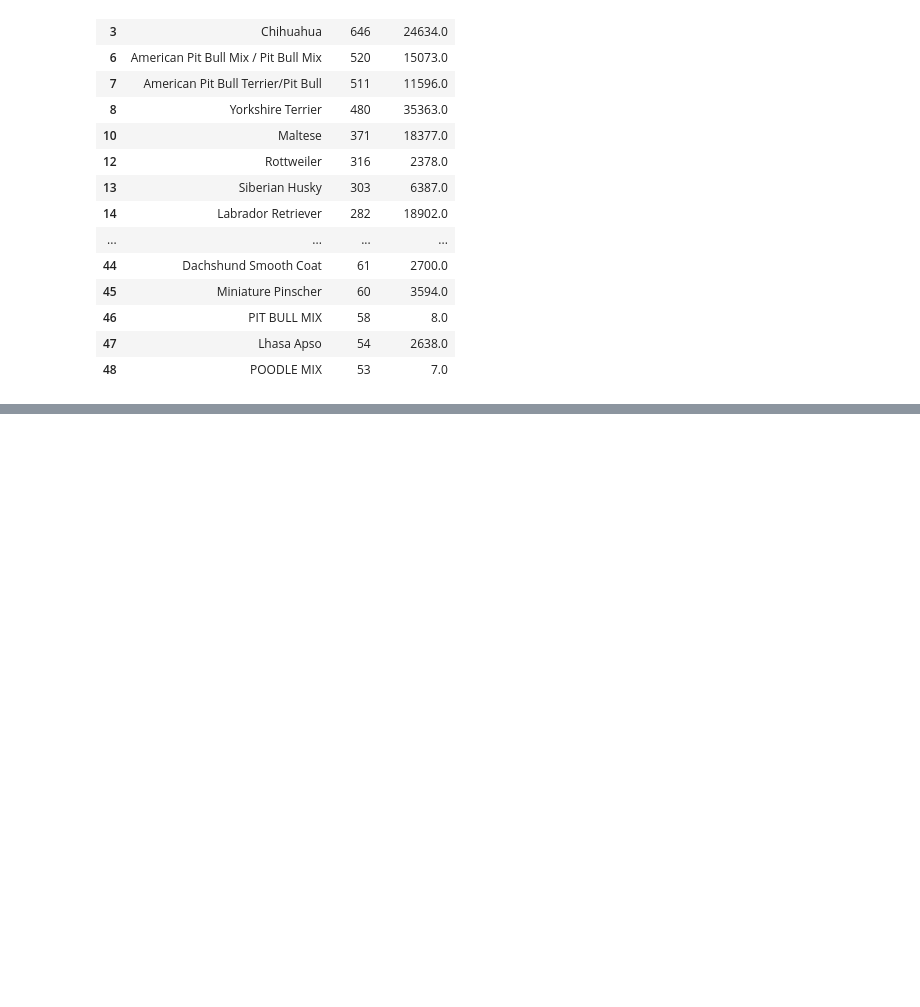
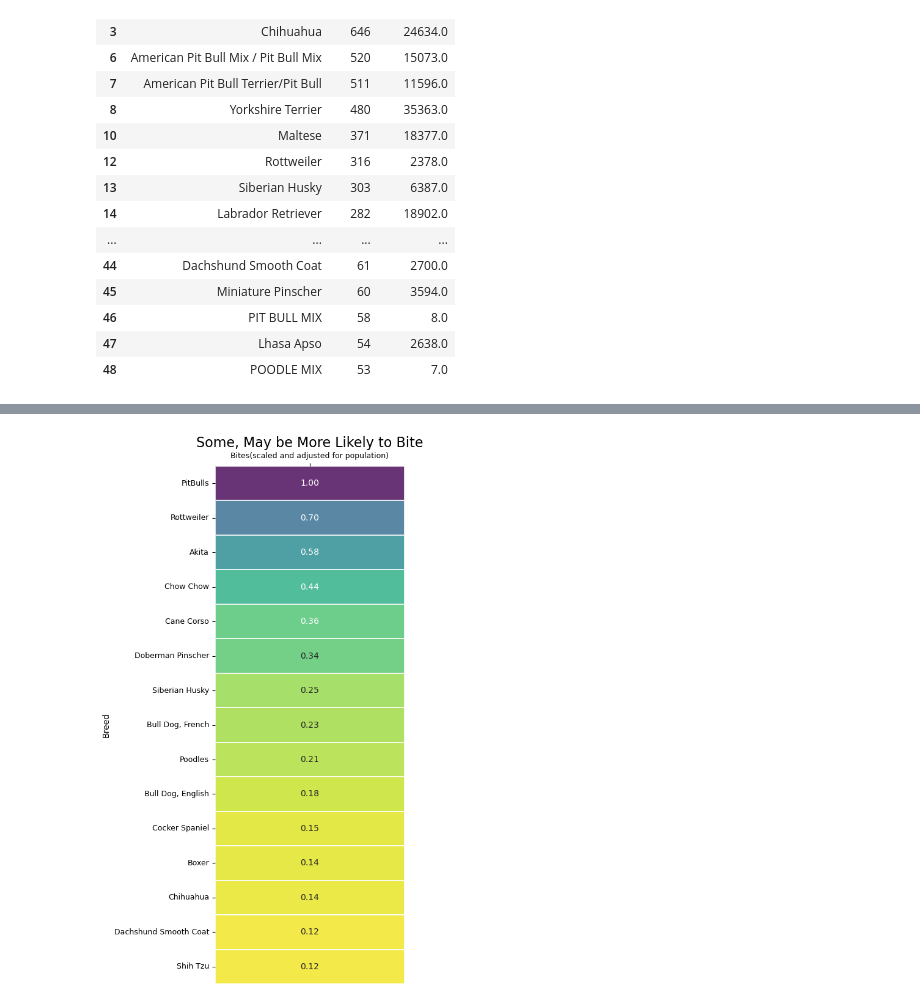
Before and after one commit to StarkArk/Tailored_Tails, a Jupyter notebook: Visualizations/data_and_code/visualization_notebook.ipynb, the cells around one changed output, grey strips where cells are left out. Saved outputs shown, nothing was run; the diff lists cells and outputs as text; code cells hidden in the pictures; blank space fills up the shorter version.

Commit message:
visualizations, readme edits

```diff
--- a/Visualizations/data_and_code/visualization_notebook.ipynb
+++ b/Visualizations/data_and_code/visualization_notebook.ipynb
@@ -225,0 +285,7 @@ dog_bites_merged_clipped_df.head(50)
+# %%
+# Add a calculated column that adjusts for Dog Population in Licensing Data
+top_dbites_consolidated_df[['Count', 'Population']] = top_dbites_consolidated_df[['Count', 'Population']].astype(dtype=int)
+
+top_dbites_consolidated_df['Bites(adjusted)'] = top_dbites_consolidated_df['Count']/top_dbites_consolidated_df['Population']
+
+top_dbites_consolidated_df.sort_values(by=['Bites(adjusted)'])
@@ -225,0 +310,10 @@ dog_bites_merged_clipped_df.head(50)
+# %%
+# copy the data
+df_max_scaled = top_dbites_consolidated_df.copy()
+
+# apply normalization techniques on Column 1
+column = 'Bites(adjusted)'
+df_max_scaled['Bites(scaled)'] = df_max_scaled[column] /df_max_scaled[column].abs().max()
+
+# view normalized data
+top_dbites_final_df = df_max_scaled.sort_values(by=['Bites(scaled)'], ascending=False)
@@ -225,0 +323,30 @@ dog_bites_merged_clipped_df.head(50)
+# %%
+# Create a Heat Map for Bites
+heat_bites_df1 = top_dbites_final_df[['Breed', 'Bites(scaled)']].head(15)
+heat_bites_df1.columns = ['Breed', 'Bites(scaled and adjusted for population)']
+
+# Set the 'Breeds' column as the index
+bites_heatmap_df1 = heat_bites_df1.set_index('Breed')
+
+# Set the fontsize for rows values and y-labels
+annot_kws = {"size": 10}
+yticklabel_kws = {"size": 9}
+xticklabel_kws = {"size": 9}
+
+# Plot
+plt.figure(figsize=(4, 11))
+heatmap = sns.heatmap(bites_heatmap_df1, annot=True, cmap='viridis_r', vmin=.10, vmax=1.0, fmt='.2f', linewidths=.05, annot_kws=annot_kws, cbar=False, alpha=.8)
+
+heatmap.tick_params(top=True, labeltop=True, bottom=False, labelbottom=False)
+# Display the column labels
+heatmap.set_xticklabels(heatmap.get_xticklabels(), rotation=0, ha='center', **xticklabel_kws)
+# Change the fontsize for the y-labels
+heatmap.set_yticklabels(heatmap.get_yticklabels(), rotation=0, ha='right', **yticklabel_kws)
+
+plt.title('Some, May be More Likely to Bite', fontsize= 16)
+
+plt.savefig('../images/some_bites_are_more_likely', bbox_inches='tight')
+
+plt.show()
+# %% [output]
+[figure, added]
```
Also changed, not shown: parts of 6 cells of this notebook, 12 other files.
